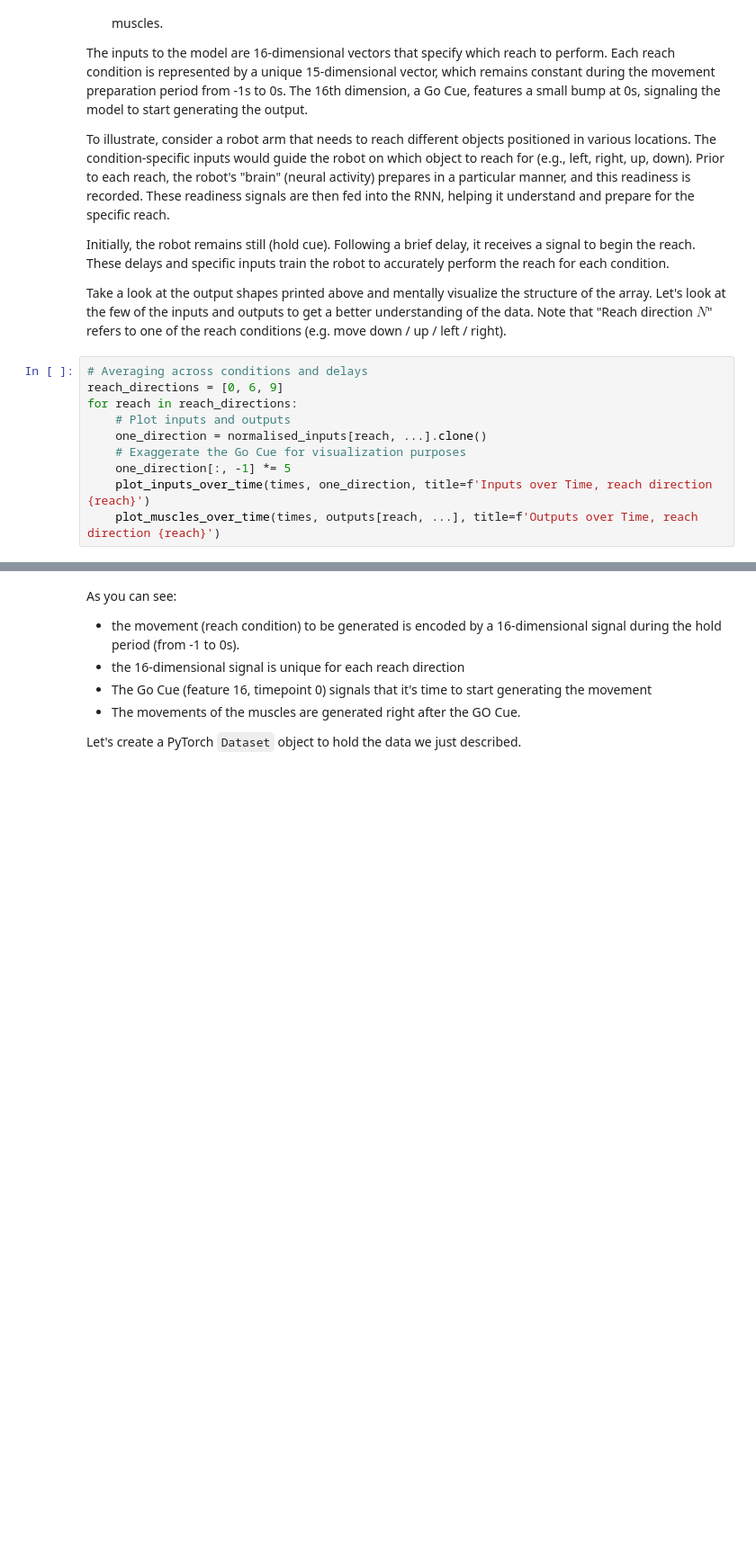
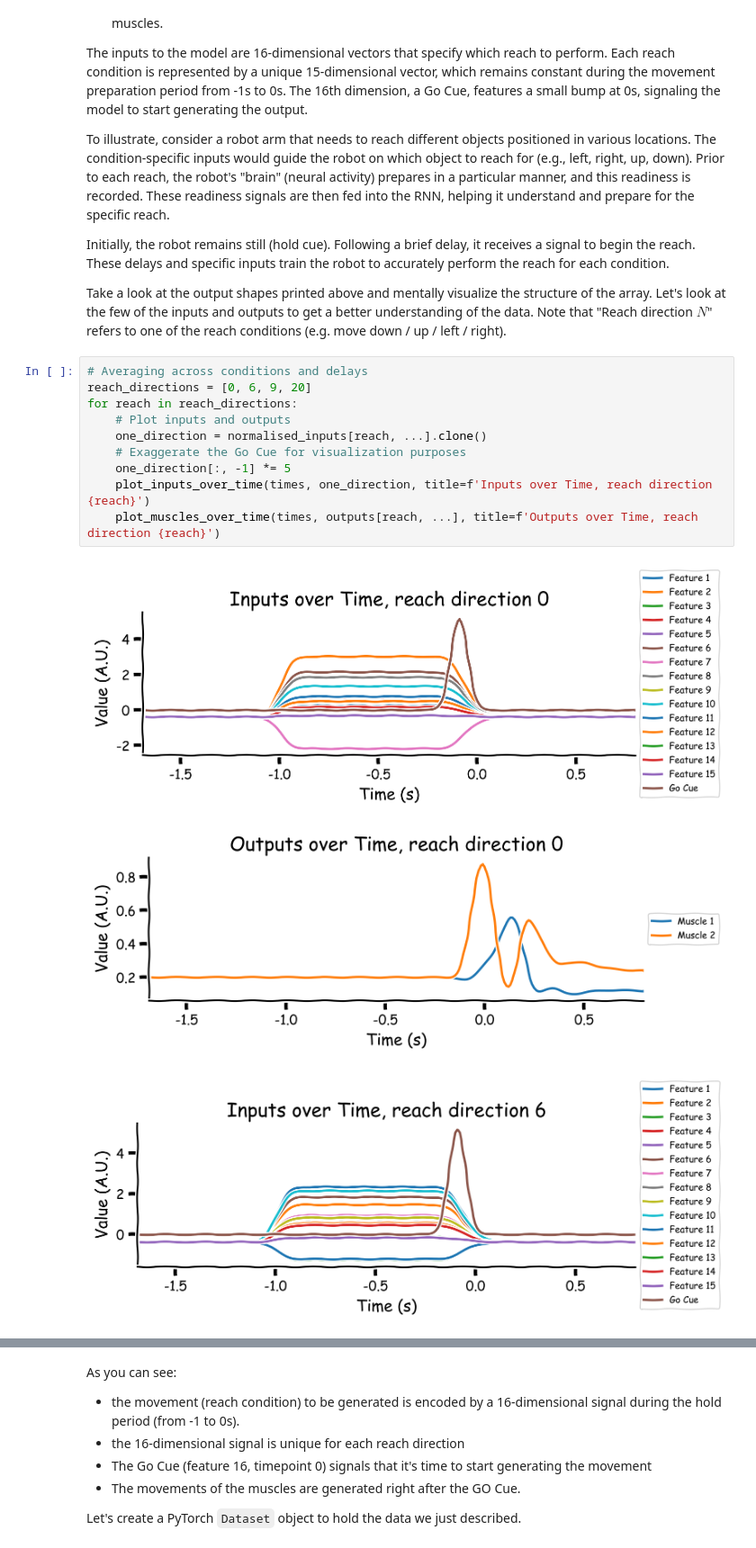
Before and after one commit to crashkk/NeuroMatch_NeuroAI, a Jupyter notebook: W1D1/W1D1_Tutorial2.ipynb, the cells around one changed output, grey strips where cells are left out. Shown at 90% size. Saved outputs shown, nothing was run; the diff lists cells and outputs as text; blank space fills up the shorter version.

Commit message:
modified:   W1D1/W1D1_Tutorial2.ipynb 	new file:   W1D1/W1D1_Tutorial3.ipynb 	new file:   W1D1/m1_reaching_data.mat

```diff
--- a/W1D1/W1D1_Tutorial2.ipynb
+++ b/W1D1/W1D1_Tutorial2.ipynb
@@ -693,11 +696,15 @@ Take a look at the output shapes printed above and mentally visualize the struct
 Let's look at the few of the inputs and outputs to get a better understanding of the data. Note that "Reach direction $N$" refers to one of the reach conditions (e.g. move down / up / left / right).
 # %%
 # Averaging across conditions and delays
-reach_directions = [0, 6, 9]
+reach_directions = [0, 6, 9, 20]
 for reach in reach_directions:
     # Plot inputs and outputs
     one_direction = normalised_inputs[reach, ...].clone()
     # Exaggerate the Go Cue for visualization purposes
     one_direction[:, -1] *= 5
     plot_inputs_over_time(times, one_direction, title=f'Inputs over Time, reach direction {reach}')
     plot_muscles_over_time(times, outputs[reach, ...], title=f'Outputs over Time, reach direction {reach}')
+# %% [output]
+[figure, added]
+[figure, added]
+[figure, added]
```
Also changed, not shown: parts of 32 cells of this notebook, 1 other file.
